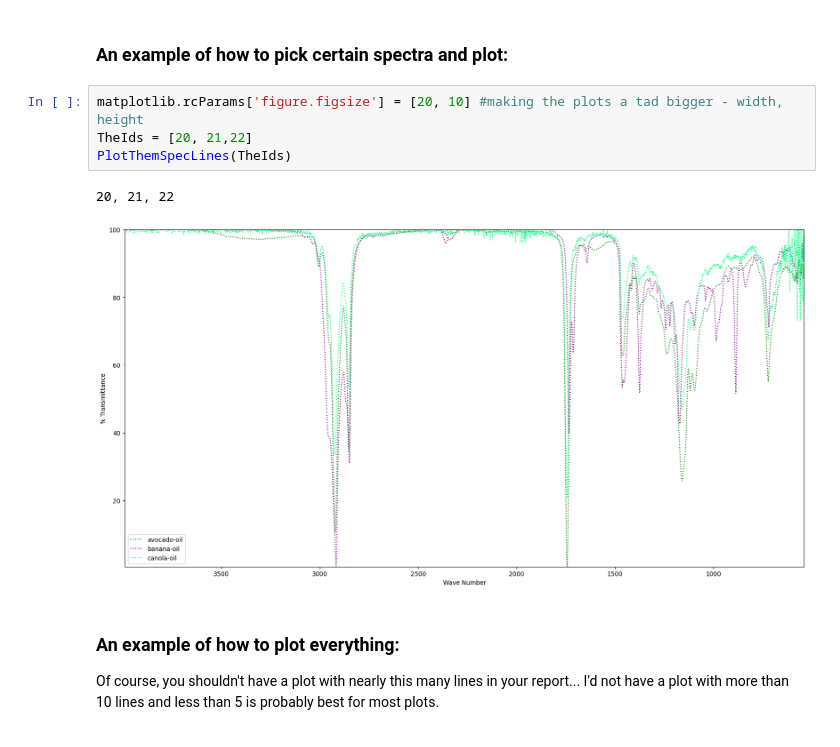
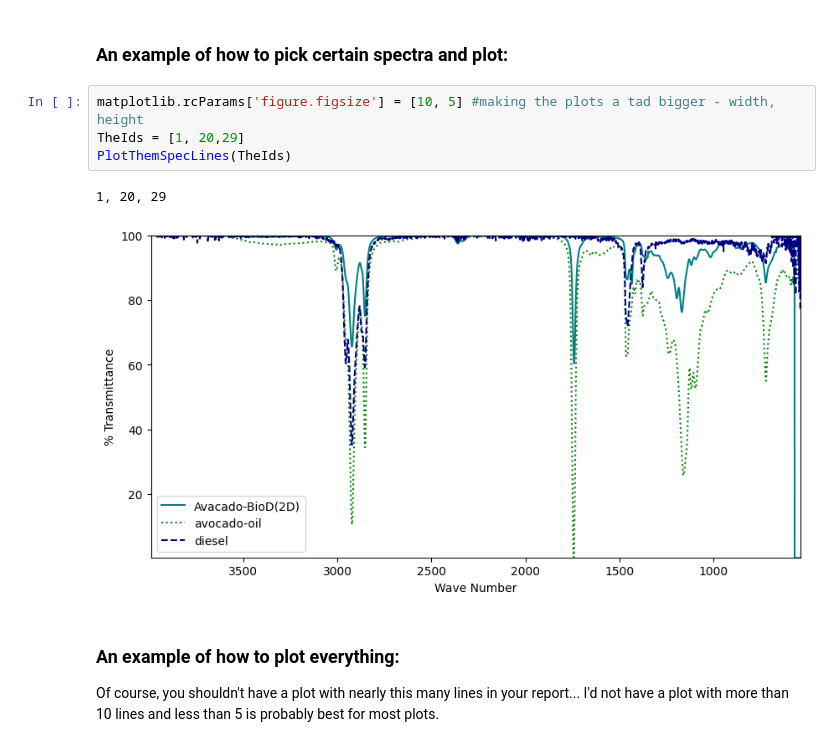
Before and after one commit to adamtoast5/Adam_colab_host, a Jupyter notebook: Spectrum_Analysis_2024 (1).ipynb, the cells around one changed output. Drawn from its saved outputs; the diff is of its cells as text.

```diff
--- a/Spectrum_Analysis_2024 (1).ipynb
+++ b/Spectrum_Analysis_2024 (1).ipynb
@@ -160,12 +177,12 @@ Note: This stopped monospacing in VS Code and so it messes up the column alignme
 # %% [markdown]
 ### An example of how to pick certain spectra and plot:
 # %%
-matplotlib.rcParams['figure.figsize'] = [20, 10] #making the plots a tad bigger - width, height
-TheIds = [20, 21,22]
+matplotlib.rcParams['figure.figsize'] = [10, 5] #making the plots a tad bigger - width, height
+TheIds = [1, 20,29]
 PlotThemSpecLines(TheIds)
 # %% [output]
-20, 21, 22
+1, 20, 29
-[figure, old version]
+[figure, new version]
 # %% [markdown]
 ### An example of how to plot everything:
 Of course, you shouldn't have a plot with nearly this many lines in your report... I'd not have a plot with more than 10 lines and less than 5 is probably best for most plots.
```
Also changed, not shown: parts of 6 cells of this notebook.
